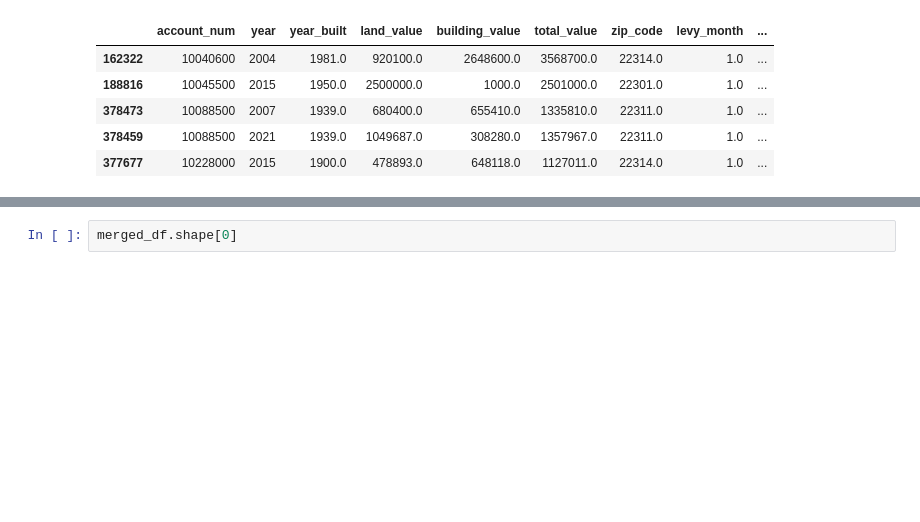
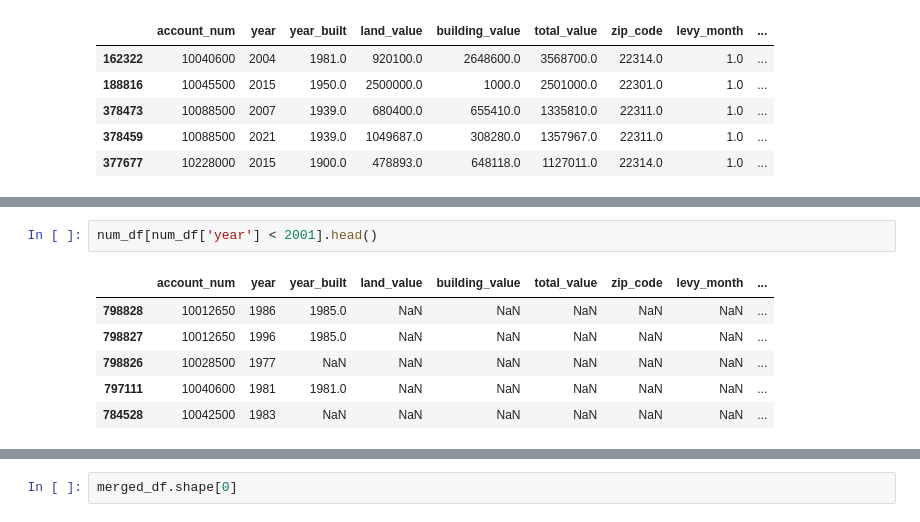
Before and after one commit to barrettdalbec/Alexandria-Personal-Project, a Jupyter notebook: Data Analysis/Data Analysis.ipynb, the cells around one changed output, grey strips where cells are left out. Saved outputs shown, nothing was run; the diff lists cells and outputs as text; blank space fills up the shorter version.

```diff
--- a/Data Analysis/Data Analysis.ipynb
+++ b/Data Analysis/Data Analysis.ipynb
@@ -351,0 +426,9 @@ num_df[num_df.notna().all(axis=1)].head()
+# %%
+num_df[num_df['year'] < 2001].head()
+# %% [output]
+|  | account_num | year | year_built | land_value | building_value | total_value | zip_code | levy_month | ... |
+| 798828 | 10012650 | 1986 | 1985.0 | NaN | NaN | NaN | NaN | NaN | ... |
+| 798827 | 10012650 | 1996 | 1985.0 | NaN | NaN | NaN | NaN | NaN | ... |
+| 798826 | 10028500 | 1977 | NaN | NaN | NaN | NaN | NaN | NaN | ... |
+| 797111 | 10040600 | 1981 | 1981.0 | NaN | NaN | NaN | NaN | NaN | ... |
+| 784528 | 10042500 | 1983 | NaN | NaN | NaN | NaN | NaN | NaN | ... |
```
Also changed, not shown: parts of 13 cells of this notebook.
